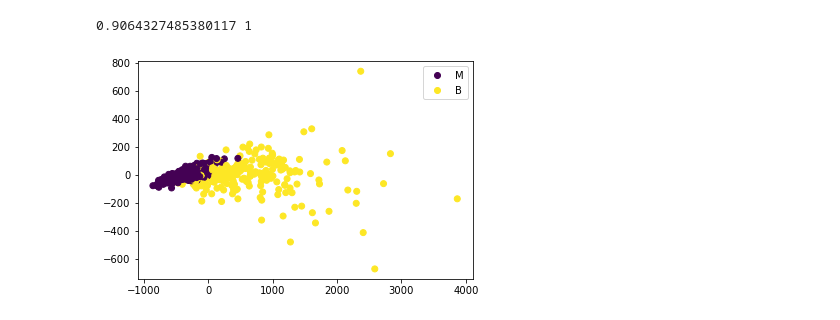
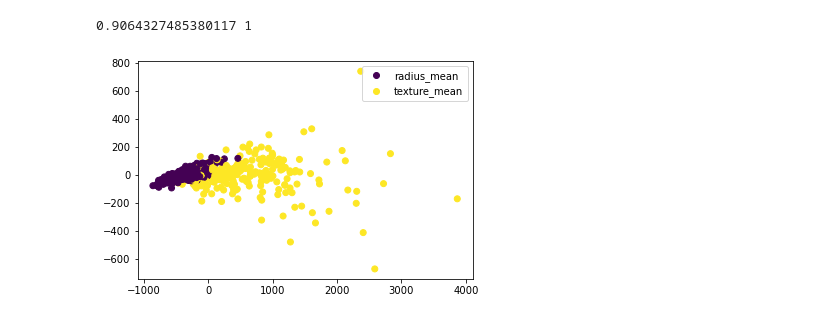
Before and after one commit to wsloneke/MyProjects, a Jupyter notebook: cancerml.ipynb, the cells around one changed output. Cells and saved outputs as stored; diff of their text form; code cells hidden in the pictures.

```diff
--- a/cancerml.ipynb
+++ b/cancerml.ipynb
@@ -281,10 +281,10 @@ print(m, num)
 # %%
 X = df[names]
 pca = PCA()
 Xt = pca.fit_transform(X)
 y = df['diagnosis']
 plot = plt.scatter(Xt[:,0], Xt[:,1], c=y)
-plt.legend(handles=plot.legend_elements()[0], labels=['M', 'B'])
+plt.legend(handles=plot.legend_elements()[0], labels=names)
 plt.show()
 # %% [output]
-[figure, old version]
+[figure, new version]
```
Also changed, not shown: 2 other files.
